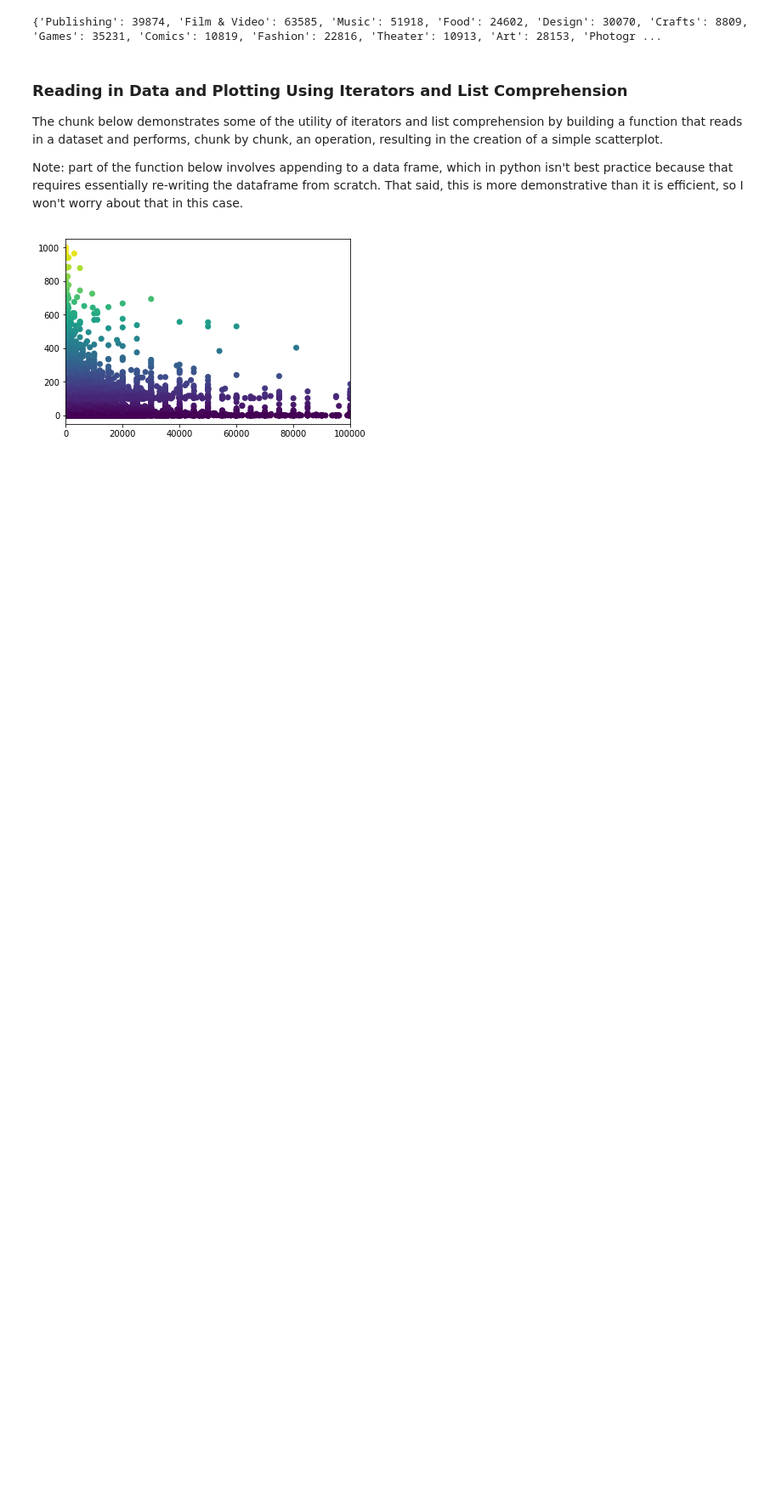
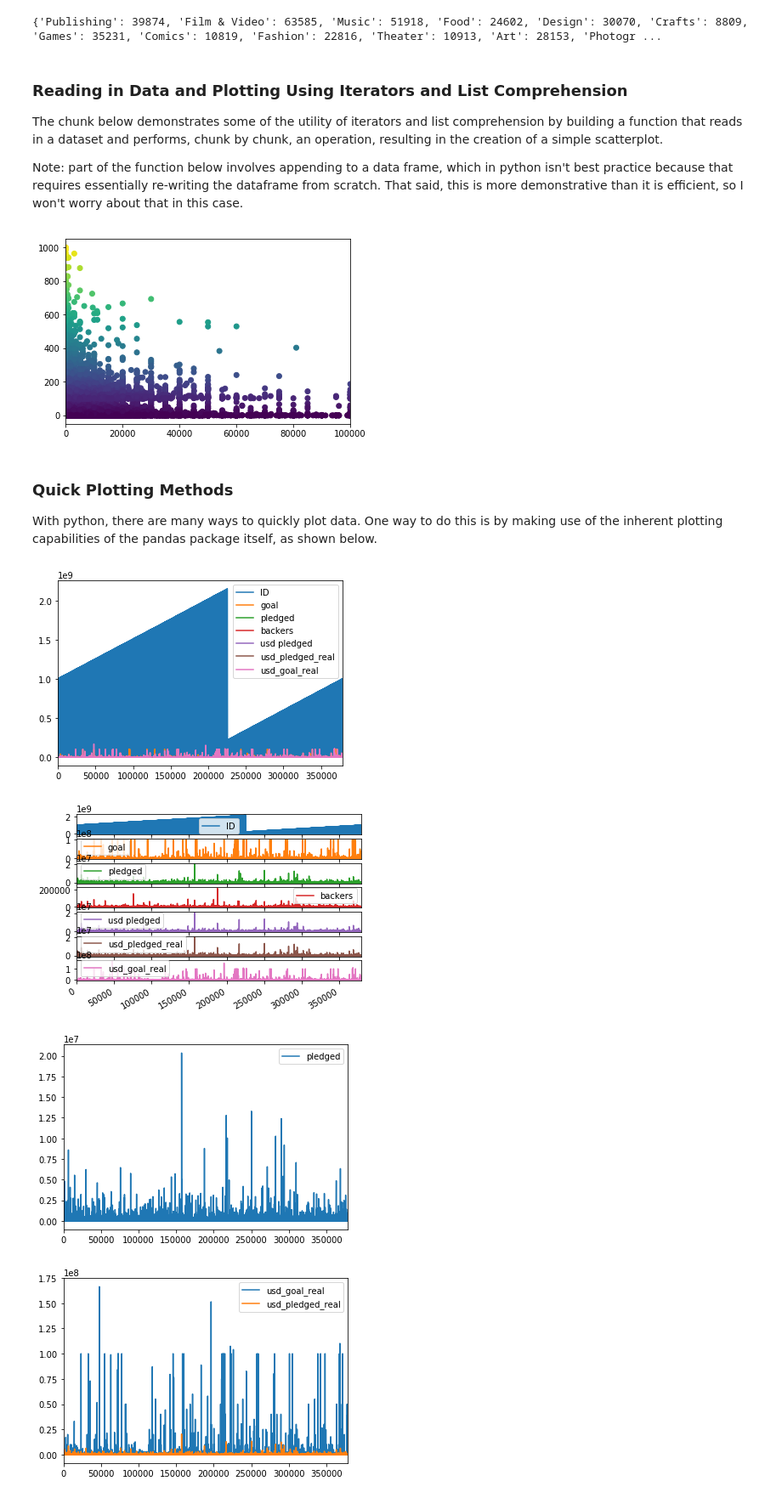
Before and after one commit to pmaji/data-science-toolkit, a Jupyter notebook: playground/python_basic_data_science.ipynb, the cells around one changed output. Shown at 85% size. Cells and saved outputs as stored; diff of their text form; code cells hidden in the pictures; blank space fills up the shorter version.

Commit message:
add section on quick plots with pandas

```diff
--- a/playground/python_basic_data_science.ipynb
+++ b/playground/python_basic_data_science.ipynb
@@ -278,3 +278,35 @@ plot_pop(
 )
 # %% [output]
 [figure]
+# %% [markdown]
+### Quick Plotting Methods
+
+With python, there are many ways to quickly plot data. One way to do this is by making use of the inherent plotting capabilities of the pandas package itself, as shown below.
+# %%
+# Import the dataset from csv into a pandas df
+projects_df = pd.read_csv('./hypothesis_tests/data/ks-projects-201801.csv')
+
+# Plot all columns on the same axes (default)
+projects_df.plot()
+plt.show()
+
+# As can be seen from above, the axes are skewed because of scale incongruence between variables.
+# We can account for this with subplots, or separate charts--both of which are shown below.
+# Plot all columns as subplots
+projects_df.plot(subplots=True)
+plt.show()
+
+# Plot just a single series based on variable names
+column_list1 = ['pledged']
+projects_df[column_list1].plot()
+plt.show()
+
+# Plot multiple series based on a list of variable names
+column_list2 = ['usd_goal_real','usd_pledged_real']
+projects_df[column_list2].plot()
+plt.show()
+# %% [output]
+[figure, added]
+[figure, added]
+[figure, added]
+[figure, added]
```
